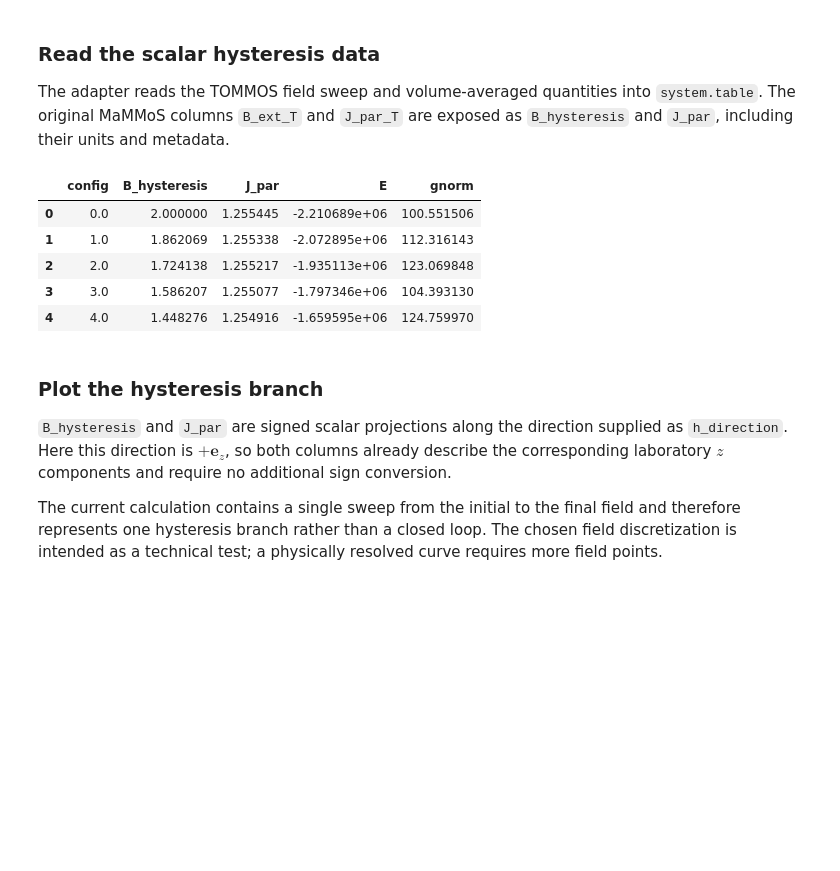
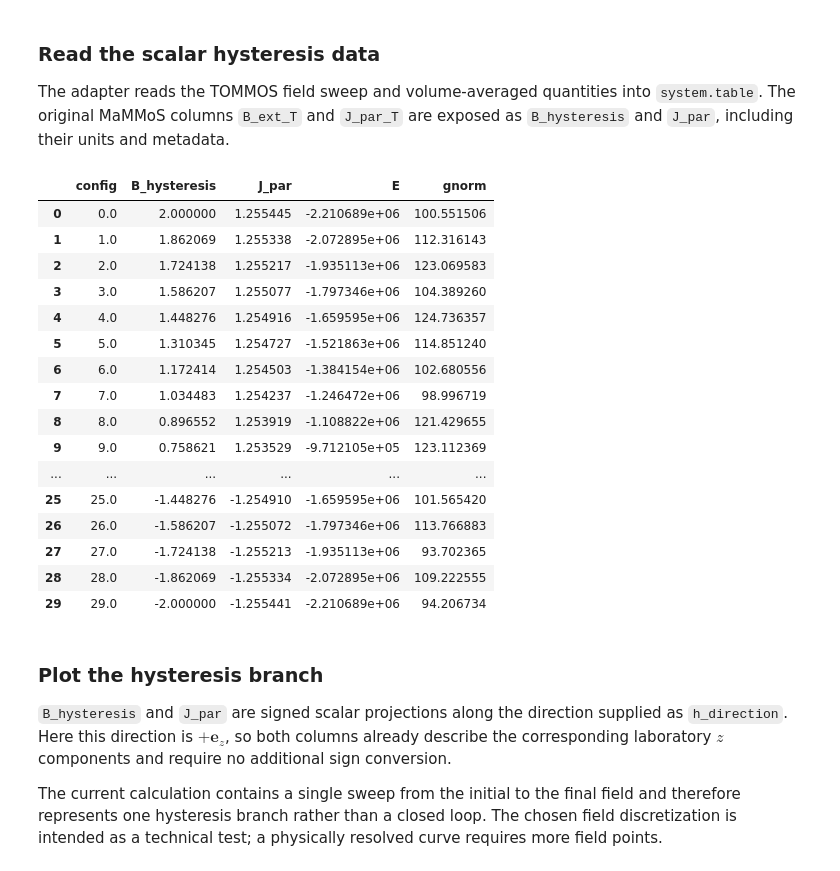
Before and after one commit to MaMMoS-project/tommos-adapter, a Jupyter notebook: examples/multigrain-tutorial.ipynb, the cells around one changed output. Cells and saved outputs as stored; diff of their text form; code cells hidden in the pictures; blank space fills up the shorter version.

```diff
--- a/examples/multigrain-tutorial.ipynb
+++ b/examples/multigrain-tutorial.ipynb
@@ -248,14 +243,26 @@ Widget(value='<iframe src="http://localhost:51067/index.html?ui=P_0x32f671d50_3&
 
 The adapter reads the TOMMOS field sweep and volume-averaged quantities into `system.table`. The original MaMMoS columns `B_ext_T` and `J_par_T` are exposed as `B_hysteresis` and `J_par`, including their units and metadata.
 # %%
-drive.table.data.head()
+import pandas as pd # TODO: use pandas to plot the first few data points and the last few data points
+drive.table.data
 # %% [output]
 |  | config | B_hysteresis | J_par | E | gnorm |
 | 0 | 0.0 | 2.000000 | 1.255445 | -2.210689e+06 | 100.551506 |
 | 1 | 1.0 | 1.862069 | 1.255338 | -2.072895e+06 | 112.316143 |
-| 2 | 2.0 | 1.724138 | 1.255217 | -1.935113e+06 | 123.069848 |
-| 3 | 3.0 | 1.586207 | 1.255077 | -1.797346e+06 | 104.393130 |
-| 4 | 4.0 | 1.448276 | 1.254916 | -1.659595e+06 | 124.759970 |
+| 2 | 2.0 | 1.724138 | 1.255217 | -1.935113e+06 | 123.069583 |
+| 3 | 3.0 | 1.586207 | 1.255077 | -1.797346e+06 | 104.389260 |
+| 4 | 4.0 | 1.448276 | 1.254916 | -1.659595e+06 | 124.736357 |
+| 5 | 5.0 | 1.310345 | 1.254727 | -1.521863e+06 | 114.851240 |
+| 6 | 6.0 | 1.172414 | 1.254503 | -1.384154e+06 | 102.680556 |
+| 7 | 7.0 | 1.034483 | 1.254237 | -1.246472e+06 | 98.996719 |
+| 8 | 8.0 | 0.896552 | 1.253919 | -1.108822e+06 | 121.429655 |
+| 9 | 9.0 | 0.758621 | 1.253529 | -9.712105e+05 | 123.112369 |
+| ... | ... | ... | ... | ... | ... |
+| 25 | 25.0 | -1.448276 | -1.254910 | -1.659595e+06 | 101.565420 |
+| 26 | 26.0 | -1.586207 | -1.255072 | -1.797346e+06 | 113.766883 |
+| 27 | 27.0 | -1.724138 | -1.255213 | -1.935113e+06 | 93.702365 |
+| 28 | 28.0 | -1.862069 | -1.255334 | -2.072895e+06 | 109.222555 |
+| 29 | 29.0 | -2.000000 | -1.255441 | -2.210689e+06 | 94.206734 |
 # %% [markdown]
 ### Plot the hysteresis branch
 
```
Also changed, not shown: parts of 11 cells of this notebook.
